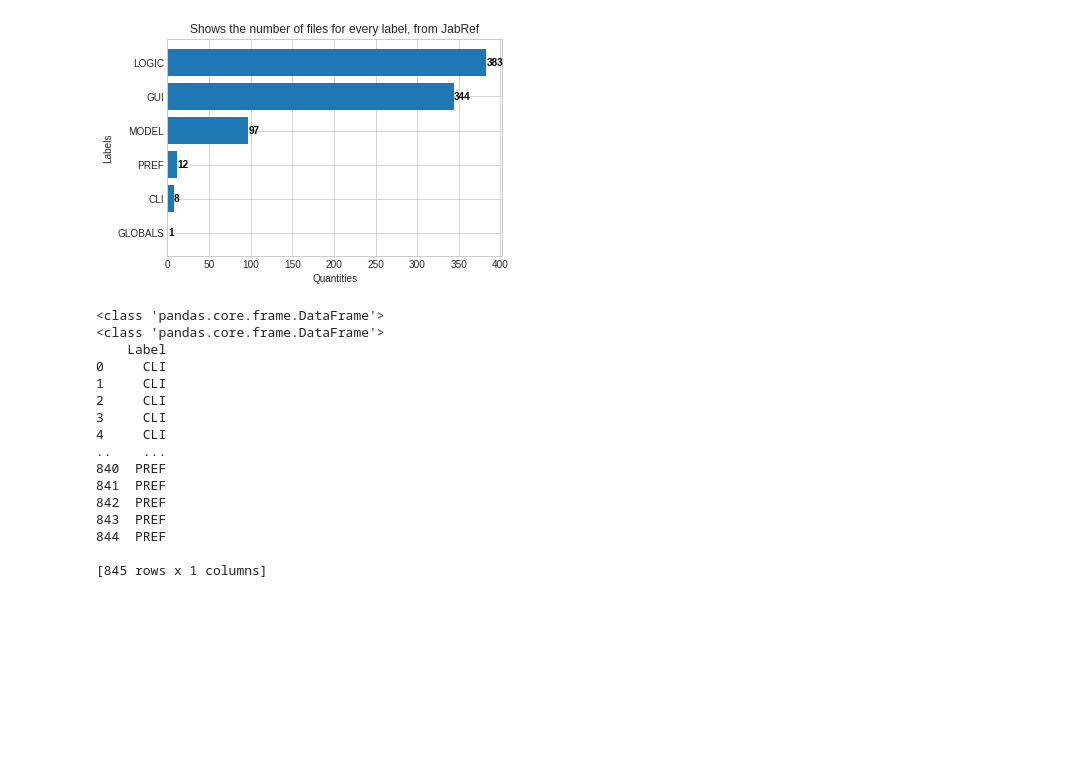
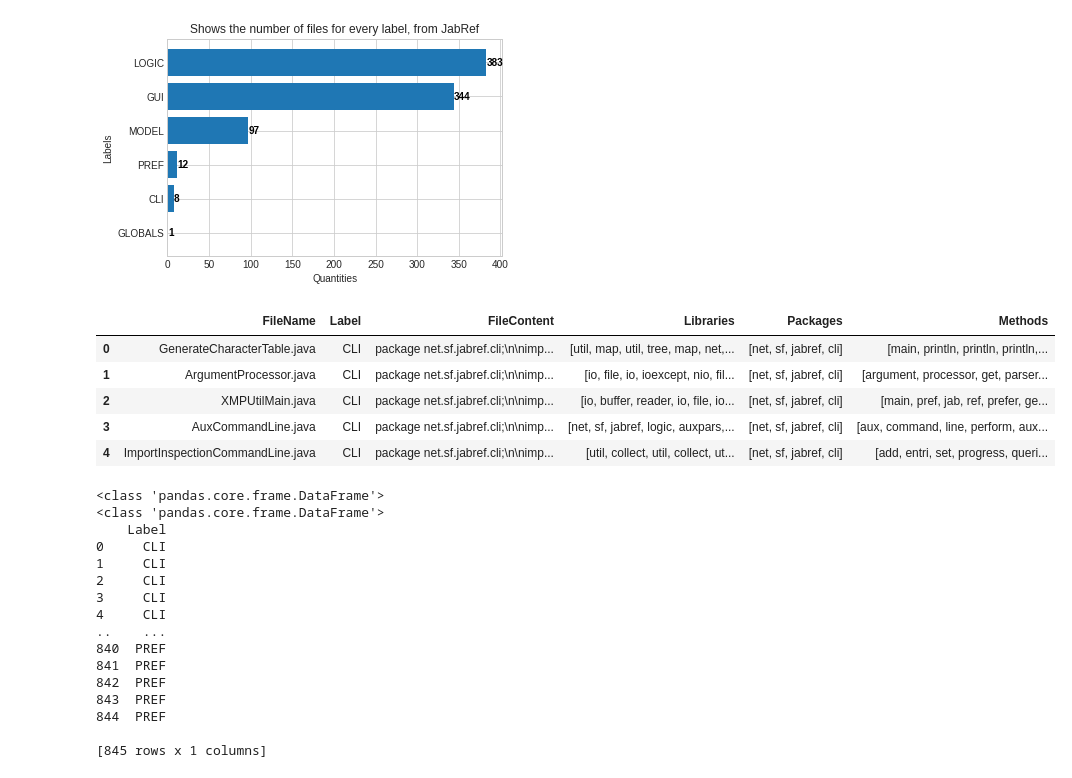
Before and after one commit to alexanderflorean/BSc-JavSoCoClassifier, a Jupyter notebook: jupyter/Untitled.ipynb, the cells around one changed output. Drawn from its saved outputs; the diff is of its cells as text; code cells hidden in the pictures; blank space fills up the shorter version.

```diff
--- a/jupyter/Untitled.ipynb
+++ b/jupyter/Untitled.ipynb
@@ -46,7 +46,15 @@ method_parsed = Prep.preprocess_settings(method_settings, '../Data/method.csv')
 # %%
 main_df['Libraries'] = lib_parsed['FileContent'].to_list()
 main_df['Packages'] = pac_parsed['FileContent'].to_list()
 main_df['Methods'] = method_parsed['FileContent'].to_list()
+main_df.head()
+# %% [output]
+|  | FileName | Label | FileContent | Libraries | Packages | Methods |
+| 0 | GenerateCharacterTable.java | CLI | package net.sf.jabref.cli;\n\nimp... | [util, map, util, tree, map, net,... | [net, sf, jabref, cli] | [main, println, println, println,... |
+| 1 | ArgumentProcessor.java | CLI | package net.sf.jabref.cli;\n\nimp... | [io, file, io, ioexcept, nio, fil... | [net, sf, jabref, cli] | [argument, processor, get, parser... |
+| 2 | XMPUtilMain.java | CLI | package net.sf.jabref.cli;\n\nimp... | [io, buffer, reader, io, file, io... | [net, sf, jabref, cli] | [main, pref, jab, ref, prefer, ge... |
+| 3 | AuxCommandLine.java | CLI | package net.sf.jabref.cli;\n\nimp... | [net, sf, jabref, logic, auxpars,... | [net, sf, jabref, cli] | [aux, command, line, perform, aux... |
+| 4 | ImportInspectionCommandLine.java | CLI | package net.sf.jabref.cli;\n\nimp... | [util, collect, util, collect, ut... | [net, sf, jabref, cli] | [add, entri, set, progress, queri... |
 # %%
 from sklearn.model_selection import train_test_split
 
```
Also changed, not shown: parts of 2 cells of this notebook, 1 other file.
